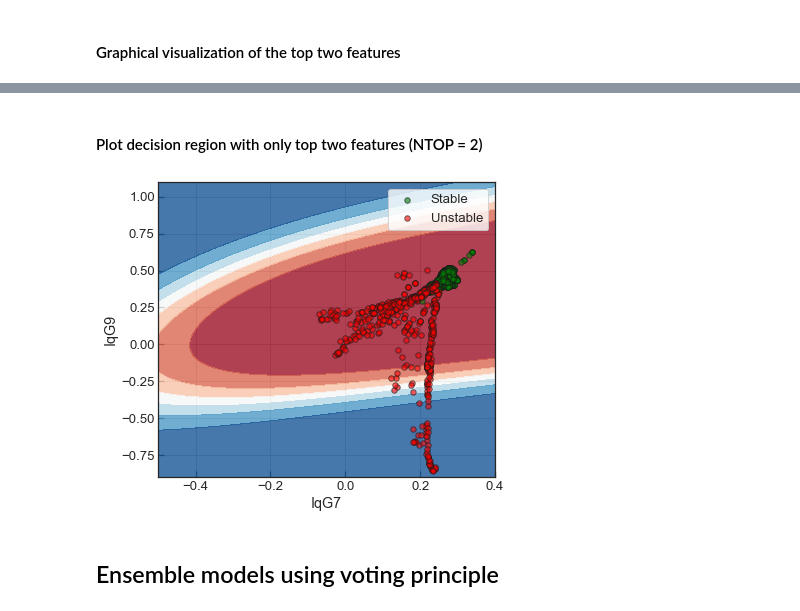
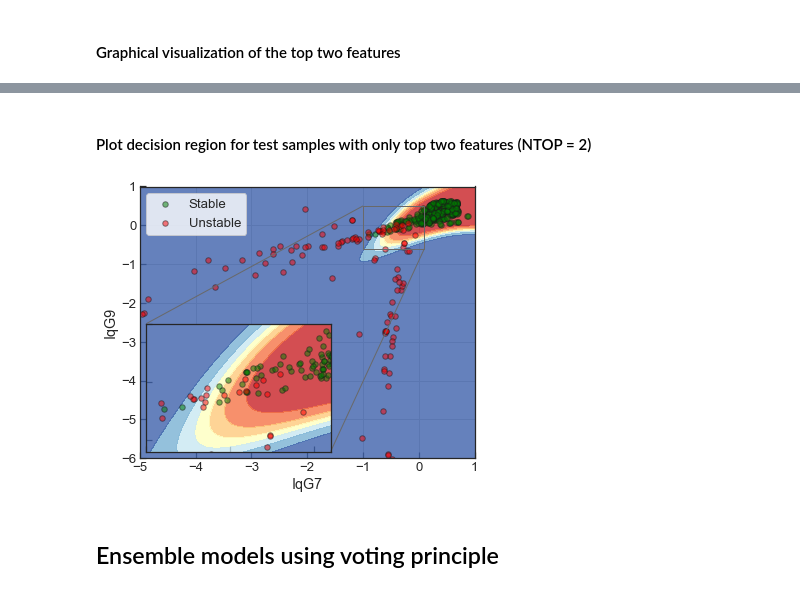
Before and after one commit to sarajcev/PSS-ML, a Jupyter notebook: PSStabML.ipynb, the cells around one changed output, grey strips where cells are left out. Cells and saved outputs as stored; diff of their text form; code cells hidden in the pictures.

Commit message:
Fix decision boundary
New figures for decision boundary plots; other minor fixes.

```diff
--- a/PSStabML.ipynb
+++ b/PSStabML.ipynb
@@ -442,7 +444,7 @@ y_t['forest'] = y_forest.argmax(axis=1)
 # Train & evaluate model performance
 def train_and_evaluate(model, X, y, ns=3):
     # k-fold cross validation iterator
-    cv = KFold(n_splits=ns, shuffle=True)
+    cv = StratifiedKFold(n_splits=ns, shuffle=True)
     scores = cross_val_score(model, X, y, cv=cv, scoring='f1')  # scoring method is f1!
     print('Average score using {:d}-fold CV: {:g} +/- {:g}'.format(ns, np.mean(scores), np.std(scores)))
 # %%
@@ -596,0 +585,2 @@ plt.show()
+# %%
+idx_stable = y_test==0
@@ -597,8 +616,9 @@ plt.show()
 # %% [markdown]
-#### Plot decision region with only top two features (NTOP = 2)
+#### Plot decision region for test samples with only top two features (NTOP = 2)
 # %%
 # Axis grid with NTOP = 2
-x_min, x_max = X_train_best[:,0].min() - 0.1, X_train_best[:,0].max() + 0.1
-y_min, y_max = X_train_best[:,1].min() - 0.1, X_train_best[:,1].max() + 0.1
-xx, yy = np.meshgrid(np.arange(x_min, x_max, 0.01),
-                     np.arange(y_min, y_max, 0.01))
+x_min, x_max = X_test_best[:,0].min() - 0.1, X_test_best[:,0].max() + 0.1
+y_min, y_max = X_test_best[:,1].min() - 0.1, X_test_best[:,1].max() + 0.1
+xx, yy = np.meshgrid(np.arange(x_min, x_max, 0.01), np.arange(y_min, y_max, 0.01))
+Z = svc_top.predict_proba(np.c_[xx.ravel(), yy.ravel()])[:,1]
+Z = Z.reshape(xx.shape)
@@ -608,18 +625,33 @@ Z = Z.reshape(xx.shape)
 # %%
 fig, ax = plt.subplots(figsize=(6,5))
-ax.contourf(xx, yy, Z, cmap=plt.cm.RdBu, alpha=0.8)
-ax.scatter(x_vals_0, y_vals_0, s=30, c='green', marker='o', edgecolors='k', alpha=0.6, label='Stable')
-ax.scatter(x_vals_1, y_vals_1, s=30, c='red', marker='o', edgecolors='k', alpha=0.6, label='Unstable')
-ax.legend(loc='best')
+ax.contourf(xx, yy, Z, cmap=plt.cm.RdYlBu, alpha=0.8)
+ax.scatter(X_test_best[idx_stable,0], X_test_best[idx_stable,1],
+           s=30, c='green', marker='o', edgecolors='k', alpha=0.5, label='Stable')
+ax.scatter(X_test_best[~idx_stable,0], X_test_best[~idx_stable,1],
+           s=30, c='red', marker='o', edgecolors='k', alpha=0.5, label='Unstable')
+ax.legend(loc='upper left')
 ax.set_xlabel(top_features[0])
 ax.set_ylabel(top_features[1])
-ax.set_xlim(-0.5, 0.4)
-ax.set_ylim(-0.9, 1.1)
+ax.set_xlim(-5,1)
+ax.set_ylim(-6,1)
 ax.grid()
-fig.tight_layout()
+# Inset figure with a zoomed-in region of interest
+axins = zoomed_inset_axes(ax, zoom=3, loc='lower left')
+axins.contourf(xx, yy, Z, cmap=plt.cm.RdYlBu, alpha=0.8)
+axins.scatter(X_test_best[idx_stable,0], X_test_best[idx_stable,1],
+              s=30, c='green', marker='o', edgecolors='k', alpha=0.5, label='Stable')
+axins.scatter(X_test_best[~idx_stable,0], X_test_best[~idx_stable,1],
+              s=30, c='red', marker='o', edgecolors='k', alpha=0.5, label='Unstable')
+axins.set_xlim(-1,0.1)
+axins.set_ylim(-0.6,0.5)
+plt.xticks(visible=False)
+plt.yticks(visible=False)
+# draw a box of the region of the inset axes in the parent axes
+# and connecting lines between the box and the inset axes area
+mark_inset(ax, axins, loc1=2, loc2=4, fc='none', ec='dimgrey')
 plt.show()
 # %% [output]
-[figure, old version]
+[figure, new version]
 # %% [markdown]
 ## Ensemble models using voting principle
 # %% [markdown]
```
Also changed, not shown: parts of 37 cells of this notebook, 2 other files.
